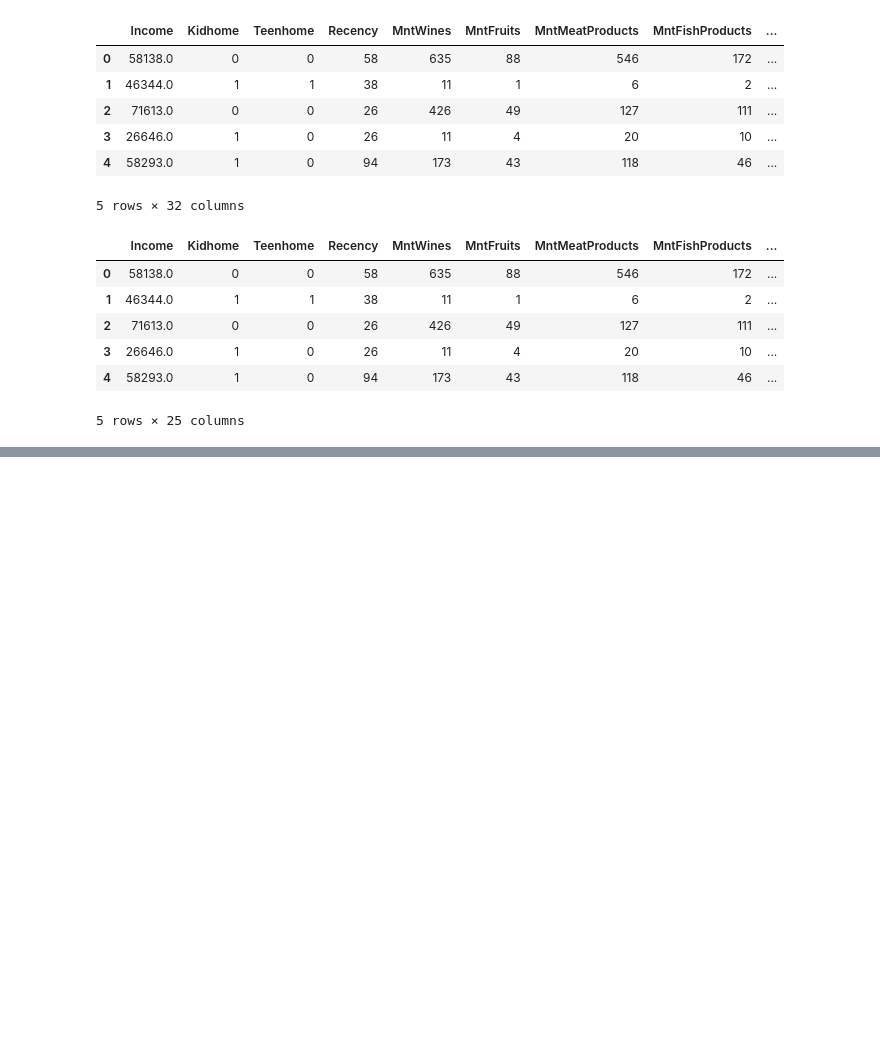
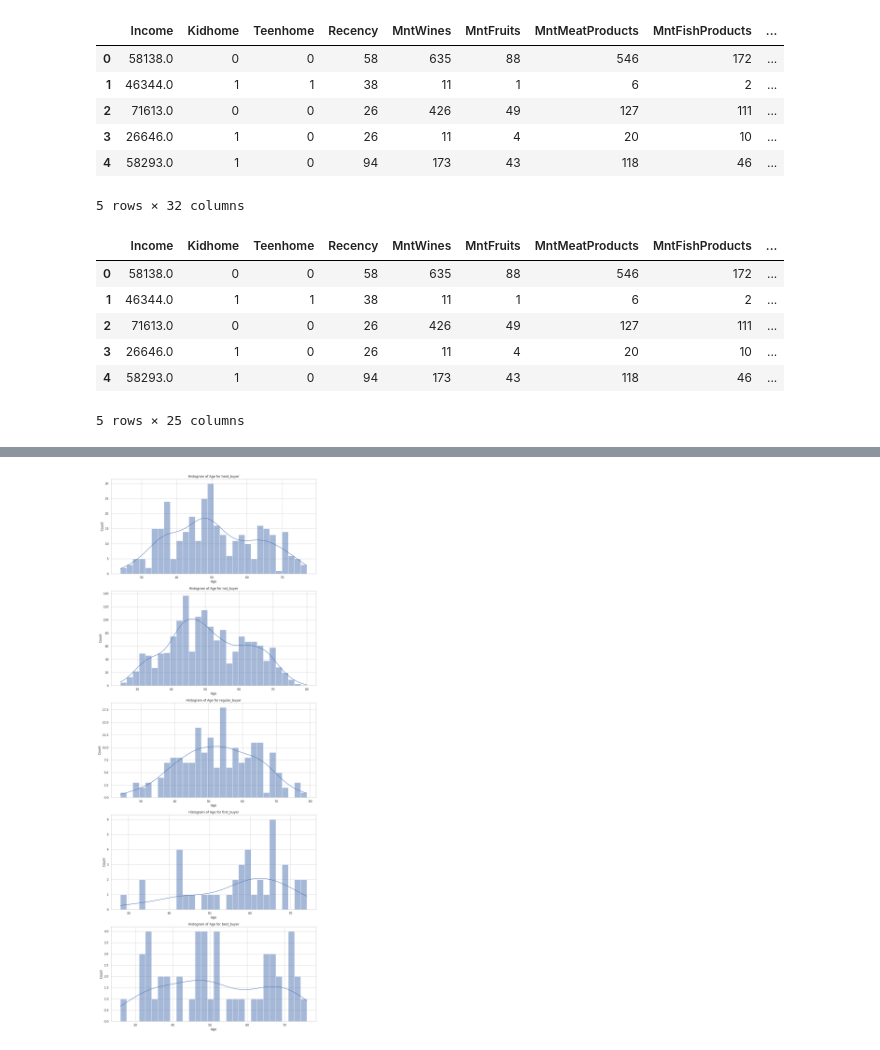
Before and after one commit to petrugeral/Marketing_Analytics, a Jupyter notebook: ifood_marketing_analytics/workspace.ipynb, the cells around one changed output, grey strips where cells are left out. Cells and saved outputs as stored; diff of their text form; code cells hidden in the pictures; blank space fills up the shorter version.

```diff
--- a/ifood_marketing_analytics/workspace.ipynb
+++ b/ifood_marketing_analytics/workspace.ipynb
@@ -368,0 +369,21 @@ plt.show()
+# %%
+import seaborn as sns
+
+sns.set(style="whitegrid")
+
+buyer_statuses = df['buyer_status'].unique()
+
+fig, axes = plt.subplots(nrows=len(buyer_statuses), figsize=(12, 6 * len(buyer_statuses)))
+
+for i, status in enumerate(buyer_statuses):
+    subset = df[df['buyer_status'] == status]
+    sns.histplot(subset['Age'], kde=True, bins=30, ax=axes[i])
+    axes[i].set_title(f'Histogram of Age for {status}')
+    axes[i].set_xlabel('Age')
+    axes[i].set_ylabel('Count')
+
+plt.tight_layout()
+
+plt.show()
+# %% [output]
+[figure, added]
```
Also changed, not shown: parts of 9 cells of this notebook.
